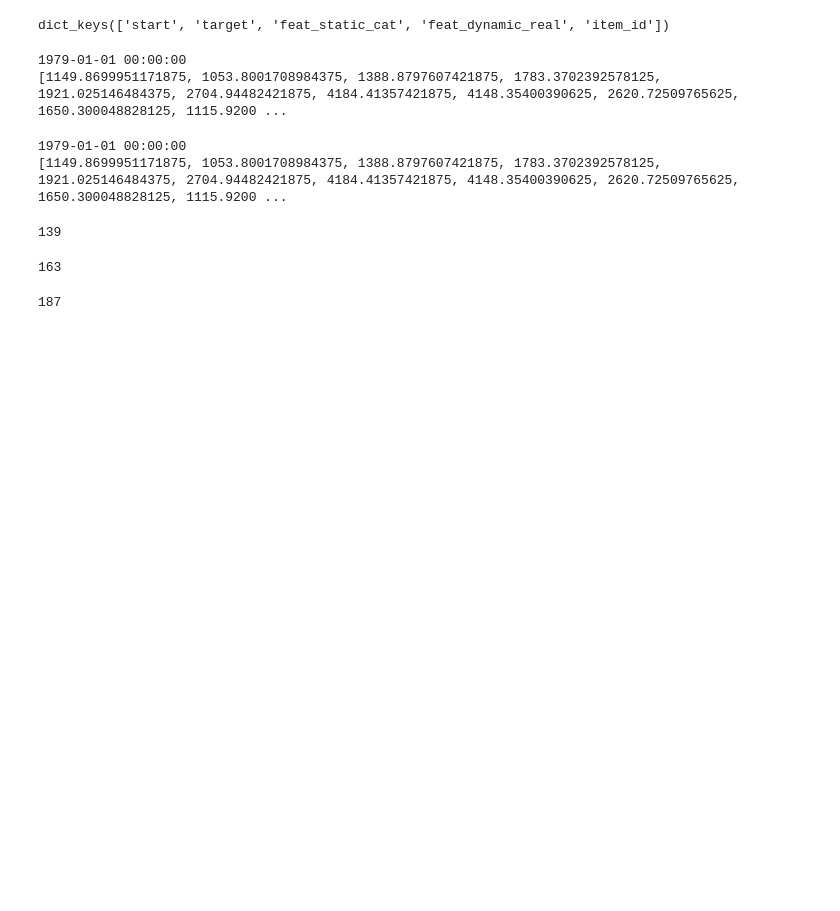
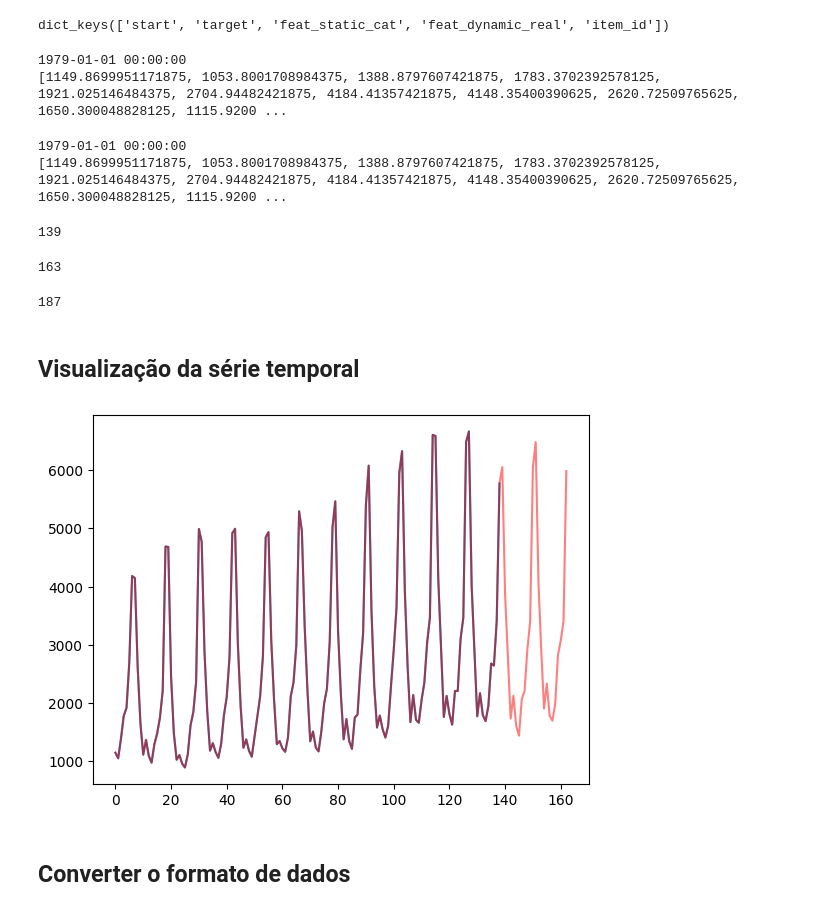
Before and after one commit to prisciladalepiane/machine-learning, a Jupyter notebook: projetos/matematica-estatistica-aplicada/04-arquitetura-transformer.ipynb, the cells around one changed output. Drawn from its saved outputs; the diff is of its cells as text; code cells hidden in the pictures; blank space fills up the shorter version.

Commit message:
Vizualização e ajuste dos dados de séries temporais

```diff
--- a/projetos/matematica-estatistica-aplicada/04-arquitetura-transformer.ipynb
+++ b/projetos/matematica-estatistica-aplicada/04-arquitetura-transformer.ipynb
@@ -160,3 +160,5 @@ len(exemplo_valid['target'])
 len(exemplo_teste['target'])
 # %% [output]
 187
+# %% [markdown]
+## Visualização da série temporal
@@ -162,0 +174,10 @@ len(exemplo_teste['target'])
+# %%
+# Plot
+fig, ax = plt.subplots()
+ax.plot(exemplo_treino['target'], label='Treino')
+ax.plot(exemplo_valid["target"], color = "red", alpha = 0.5)
+plt.show()
+# %% [output]
+[figure, added]
+# %% [markdown]
+## Converter o formato de dados
```
Also changed, not shown: parts of 7 cells of this notebook.
